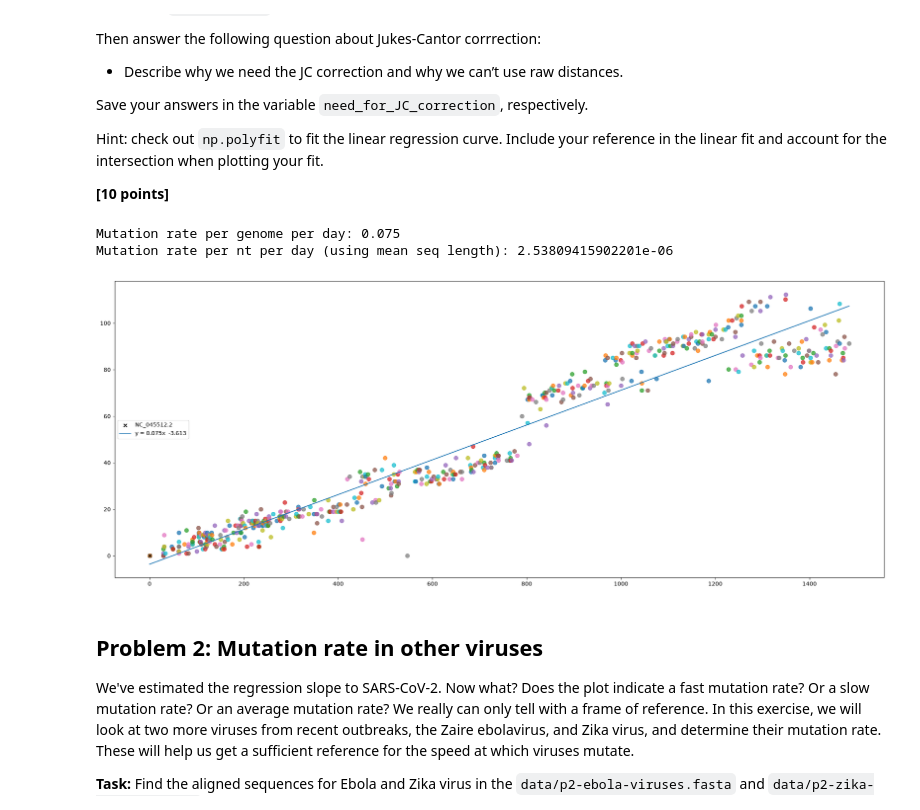
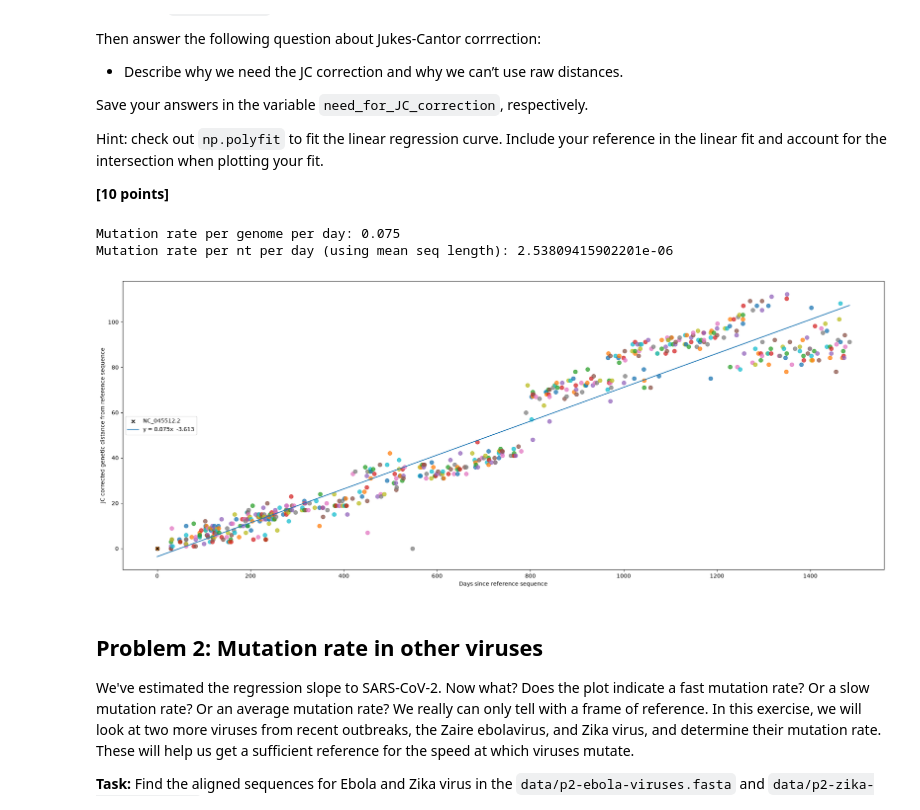
Before and after one commit to TaraMooreUNSW/assign_viral_evo, a Jupyter notebook: viral_evo_workbook.ipynb, the cells around one changed output. Cells and saved outputs as stored; diff of their text form; code cells hidden in the pictures.

Commit message:
added labels to x and y axis on problem1 scatterplot

```diff
--- a/viral_evo_workbook.ipynb
+++ b/viral_evo_workbook.ipynb
@@ -146,34 +146,36 @@ for label, coords in genetic_dist_from_ref.items():
         ax.scatter(days, score, alpha=0.75, s=50)
 
     x_values.append(days)
     y_values.append(score)
 
 # Estimate the mutation rate using linear regression and overlay your plot with the regression line.
 # using reference in linear regression
 slope, intercept = np.polyfit(x_values, y_values, deg=1) # slope = mutation rate per genome per day
 y_trend = slope * np.array(x_values) + intercept
 
 # mutation rate per nt per day
 exclude = {"-", "N"}
 sum_seq_len = sum(1 for char in ref_seq if char not in exclude)
 for id in dependents:
     sum_seq_len += sum(1 for char in dependents[id][0] if char not in exclude)
 
 mean_seq_length = int(sum_seq_len / len(dependents) + 1)
 mutation_rate_per_nt_per_day = slope / mean_seq_length
 print(f"Mutation rate per genome per day: {round(slope, 3)}")
 print(f"Mutation rate per nt per day (using mean seq length): {mutation_rate_per_nt_per_day}")
 
 
 ax.plot(x_values, y_trend, label=f"y = {slope:.3f}x  {intercept:+.3f}")
+ax.set_ylabel(ylabel="JC corrected genetic distance from reference sequence")
+ax.set_xlabel(xlabel="Days since reference sequence")
 ax.legend(loc="center left")
 
 plt.tight_layout()
 plt.savefig('problem1.svg')
 # %% [output]
 Mutation rate per genome per day: 0.075
 Mutation rate per nt per day (using mean seq length): 2.53809415902201e-06
-[figure, old version]
+[figure, new version]
 # %% [markdown]
 ## Problem 2: Mutation rate in other viruses
 
```
Also changed, not shown: parts of 3 cells of this notebook, 1 other file.
